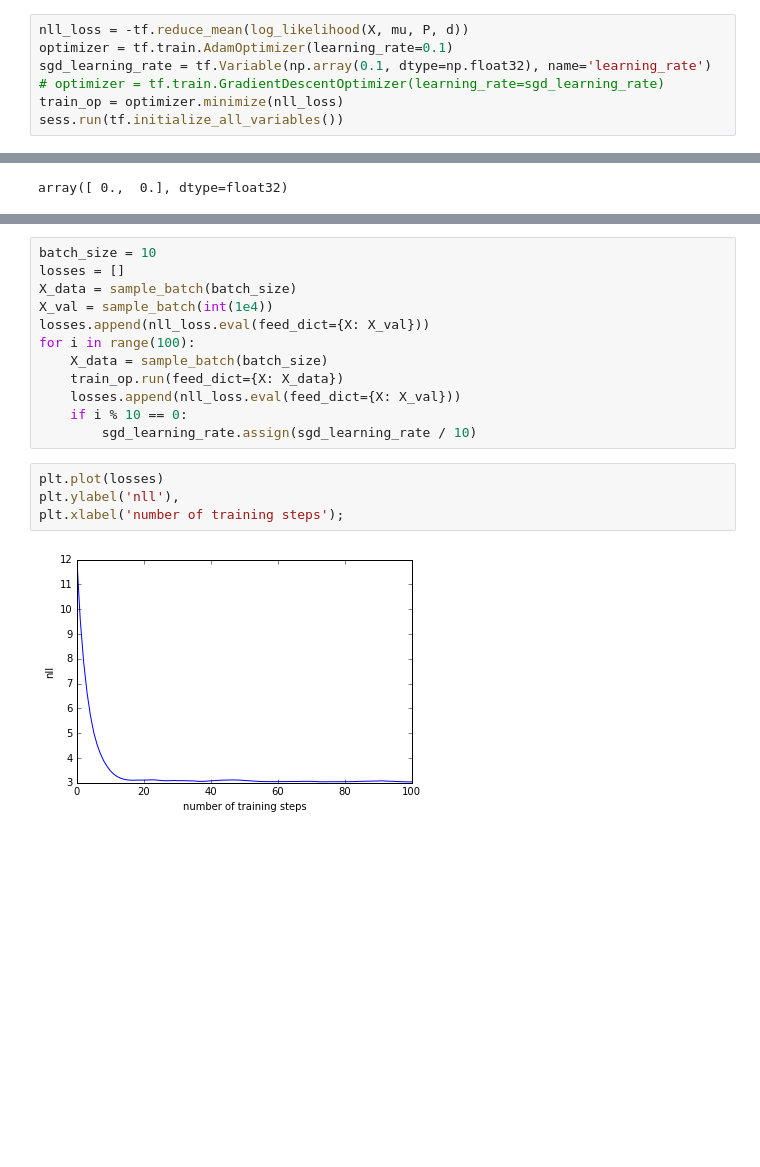
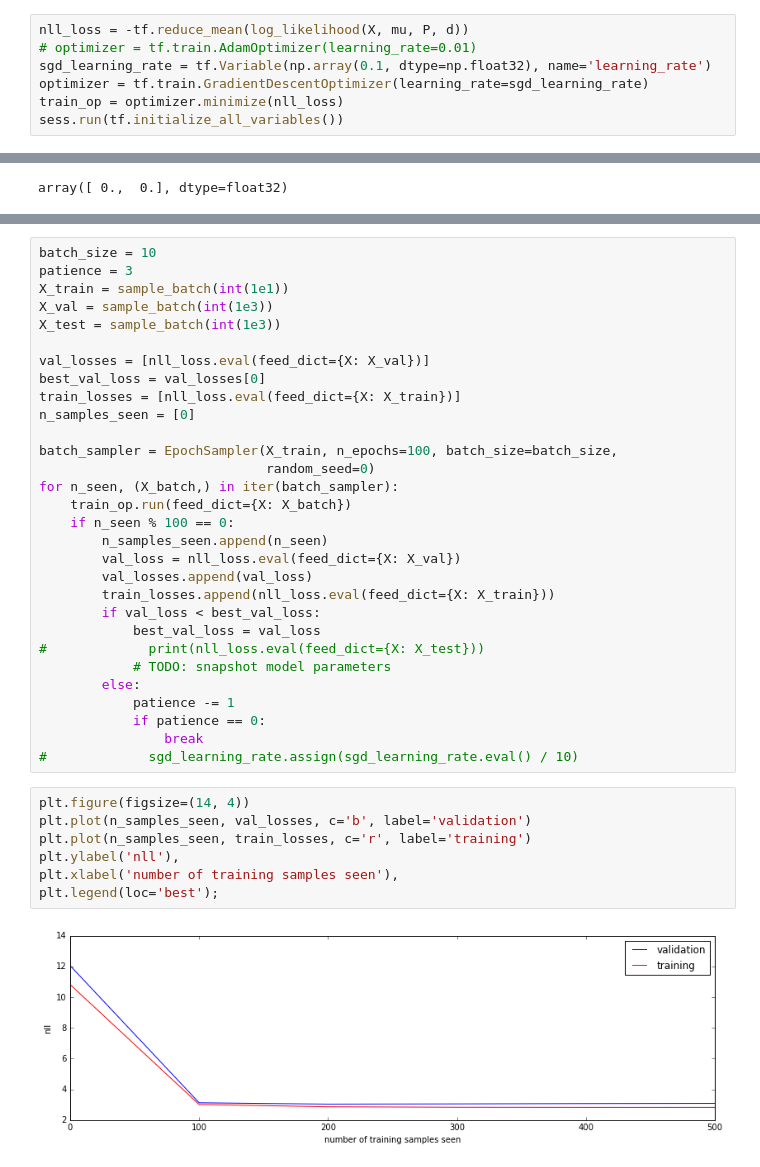
Before and after one commit to ogrisel/notebooks, a Jupyter notebook: gmm/GMM with SGD.ipynb, the cells around one changed output, grey strips where cells are left out. Saved outputs shown, nothing was run; the diff lists cells and outputs as text; blank space fills up the shorter version.

Commit message:
early stopping on validation

```diff
--- a/gmm/GMM with SGD.ipynb
+++ b/gmm/GMM with SGD.ipynb
@@ -217,9 +237,9 @@ def log_likelihood(X, mu, P, d):
     return -0.5 * n_features * tf.log(2 * np.pi) + tf.reduce_sum(d) - 0.5 * X_muTPX_mu
 # %%
 nll_loss = -tf.reduce_mean(log_likelihood(X, mu, P, d))
-optimizer = tf.train.AdamOptimizer(learning_rate=0.1)
+# optimizer = tf.train.AdamOptimizer(learning_rate=0.01)
 sgd_learning_rate = tf.Variable(np.array(0.1, dtype=np.float32), name='learning_rate')
-# optimizer = tf.train.GradientDescentOptimizer(learning_rate=sgd_learning_rate)
+optimizer = tf.train.GradientDescentOptimizer(learning_rate=sgd_learning_rate)
 train_op = optimizer.minimize(nll_loss)
 sess.run(tf.initialize_all_variables())
 # %%
@@ -242,21 +262,42 @@ sess.run(nll_loss, feed_dict={X: X_data})
-# %%
-batch_size = 10
-losses = []
-X_data = sample_batch(batch_size)
-X_val = sample_batch(int(1e4))
-losses.append(nll_loss.eval(feed_dict={X: X_val}))
-for i in range(100):
-    X_data = sample_batch(batch_size)
-    train_op.run(feed_dict={X: X_data})
-    losses.append(nll_loss.eval(feed_dict={X: X_val}))
-    if i % 10 == 0:
-        sgd_learning_rate.assign(sgd_learning_rate / 10)
-# %%
-plt.plot(losses)
-plt.ylabel('nll'),
-plt.xlabel('number of training steps');
-# %% [output]
-[figure, removed]
+# %%
+batch_size = 10
+patience = 3
+X_train = sample_batch(int(1e1))
+X_val = sample_batch(int(1e3))
+X_test = sample_batch(int(1e3))
+
+val_losses = [nll_loss.eval(feed_dict={X: X_val})]
+best_val_loss = val_losses[0]
+train_losses = [nll_loss.eval(feed_dict={X: X_train})]
+n_samples_seen = [0]
+
+batch_sampler = EpochSampler(X_train, n_epochs=100, batch_size=batch_size,
+                             random_seed=0)
+for n_seen, (X_batch,) in iter(batch_sampler):
+    train_op.run(feed_dict={X: X_batch})
+    if n_seen % 100 == 0:
+        n_samples_seen.append(n_seen)
+        val_loss = nll_loss.eval(feed_dict={X: X_val})
+        val_losses.append(val_loss)
+        train_losses.append(nll_loss.eval(feed_dict={X: X_train}))
+        if val_loss < best_val_loss:
+            best_val_loss = val_loss
+#             print(nll_loss.eval(feed_dict={X: X_test}))
+            # TODO: snapshot model parameters
+        else:
+            patience -= 1
+            if patience == 0:
+                break
+#             sgd_learning_rate.assign(sgd_learning_rate.eval() / 10)
+# %%
+plt.figure(figsize=(14, 4))
+plt.plot(n_samples_seen, val_losses, c='b', label='validation')
+plt.plot(n_samples_seen, train_losses, c='r', label='training')
+plt.ylabel('nll'),
+plt.xlabel('number of training samples seen'),
+plt.legend(loc='best');
+# %% [output]
+[figure, added]
 # %%
 mu.eval()
 # %% [output]
```
Also changed, not shown: parts of 14 cells of this notebook.
